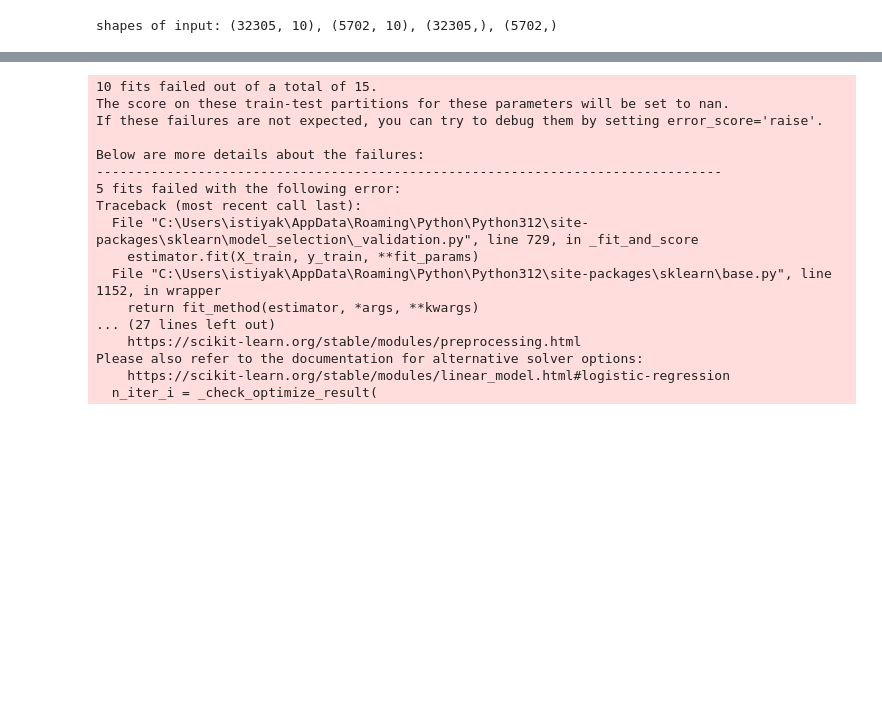
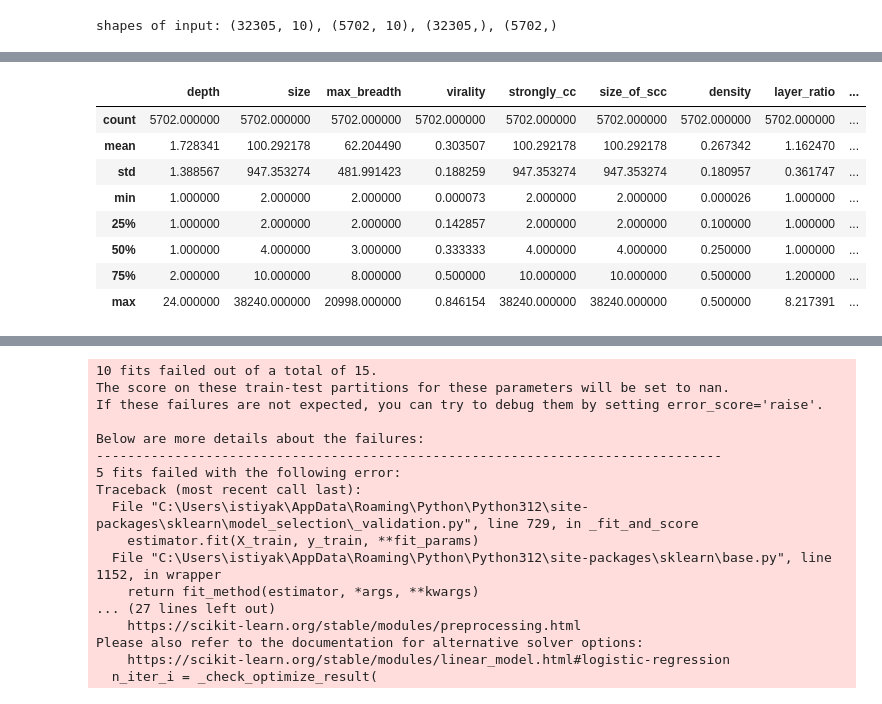
Before and after one commit to istiyaksiddiquee/thesis-work, a Jupyter notebook: RQ2/analysis/analysis.ipynb, the cells around one changed output, grey strips where cells are left out. Cells and saved outputs as stored; diff of their text form; code cells hidden in the pictures; blank space fills up the shorter version.

```diff
--- a/RQ2/analysis/analysis.ipynb
+++ b/RQ2/analysis/analysis.ipynb
@@ -247,0 +363,12 @@ AttributeError: Can't get attribute 'precision_0' on <module '__main__'>
+# %%
+X_test.describe()
+# %% [output]
+|  | depth | size | max_breadth | virality | strongly_cc | size_of_scc | density | layer_ratio | ... |
+| count | 5702.000000 | 5702.000000 | 5702.000000 | 5702.000000 | 5702.000000 | 5702.000000 | 5702.000000 | 5702.000000 | ... |
+| mean | 1.728341 | 100.292178 | 62.204490 | 0.303507 | 100.292178 | 100.292178 | 0.267342 | 1.162470 | ... |
+| std | 1.388567 | 947.353274 | 481.991423 | 0.188259 | 947.353274 | 947.353274 | 0.180957 | 0.361747 | ... |
+| min | 1.000000 | 2.000000 | 2.000000 | 0.000073 | 2.000000 | 2.000000 | 0.000026 | 1.000000 | ... |
+| 25% | 1.000000 | 2.000000 | 2.000000 | 0.142857 | 2.000000 | 2.000000 | 0.100000 | 1.000000 | ... |
+| 50% | 1.000000 | 4.000000 | 3.000000 | 0.333333 | 4.000000 | 4.000000 | 0.250000 | 1.000000 | ... |
+| 75% | 2.000000 | 10.000000 | 8.000000 | 0.500000 | 10.000000 | 10.000000 | 0.500000 | 1.200000 | ... |
+| max | 24.000000 | 38240.000000 | 20998.000000 | 0.846154 | 38240.000000 | 38240.000000 | 0.500000 | 8.217391 | ... |
```
Also changed, not shown: parts of 11 cells of this notebook, 3 other files.
